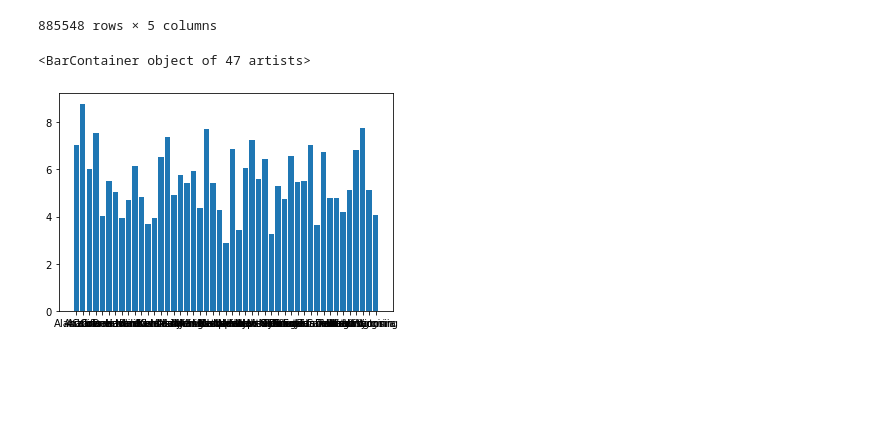
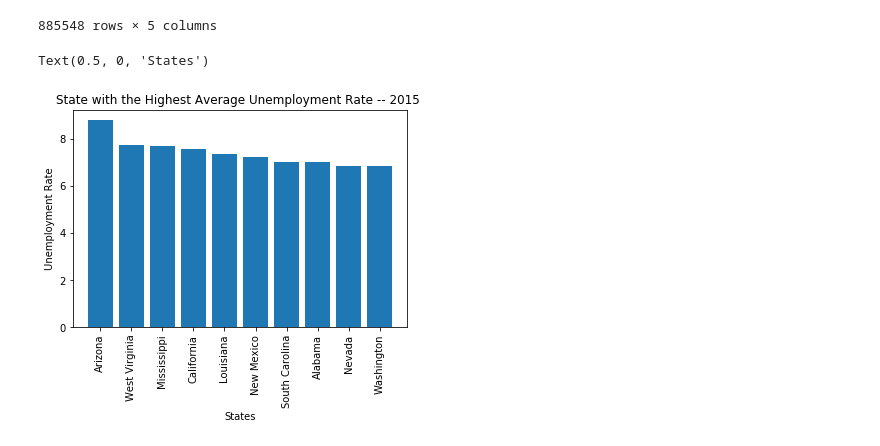
Before and after one commit to julia-claira/unemployment, a Jupyter notebook: unemploy_data_clean.ipynb, the cells around one changed output. Saved outputs shown, nothing was run; the diff lists cells and outputs as text; code cells hidden in the pictures; blank space fills up the shorter version.

Commit message:
updated graph

```diff
--- a/unemploy_data_clean.ipynb
+++ b/unemploy_data_clean.ipynb
@@ -81,7 +81,11 @@ temp_df=unemploy_df.loc[unemploy_df.Year==2015]
 temp_df=temp_df.groupby(['Year','State']).mean()
 temp_df.reset_index(inplace=True)
 # %%
-plt.bar(temp_df.State,temp_df.Rate)
+plt.xticks(rotation="vertical")
+plt.title('State with the Highest Average Unemployment Rate -- 2015 ')
+plt.bar(temp_df.iloc[0:10].State,temp_df.iloc[0:10].Rate)
+plt.ylabel("Unemployment Rate")
+plt.xlabel("States")
 # %% [output]
-<BarContainer object of 47 artists>
+Text(0.5, 0, 'States')
-[figure, old version]
+[figure, new version]
```
Also changed, not shown: parts of 3 cells of this notebook, 2 other files.
